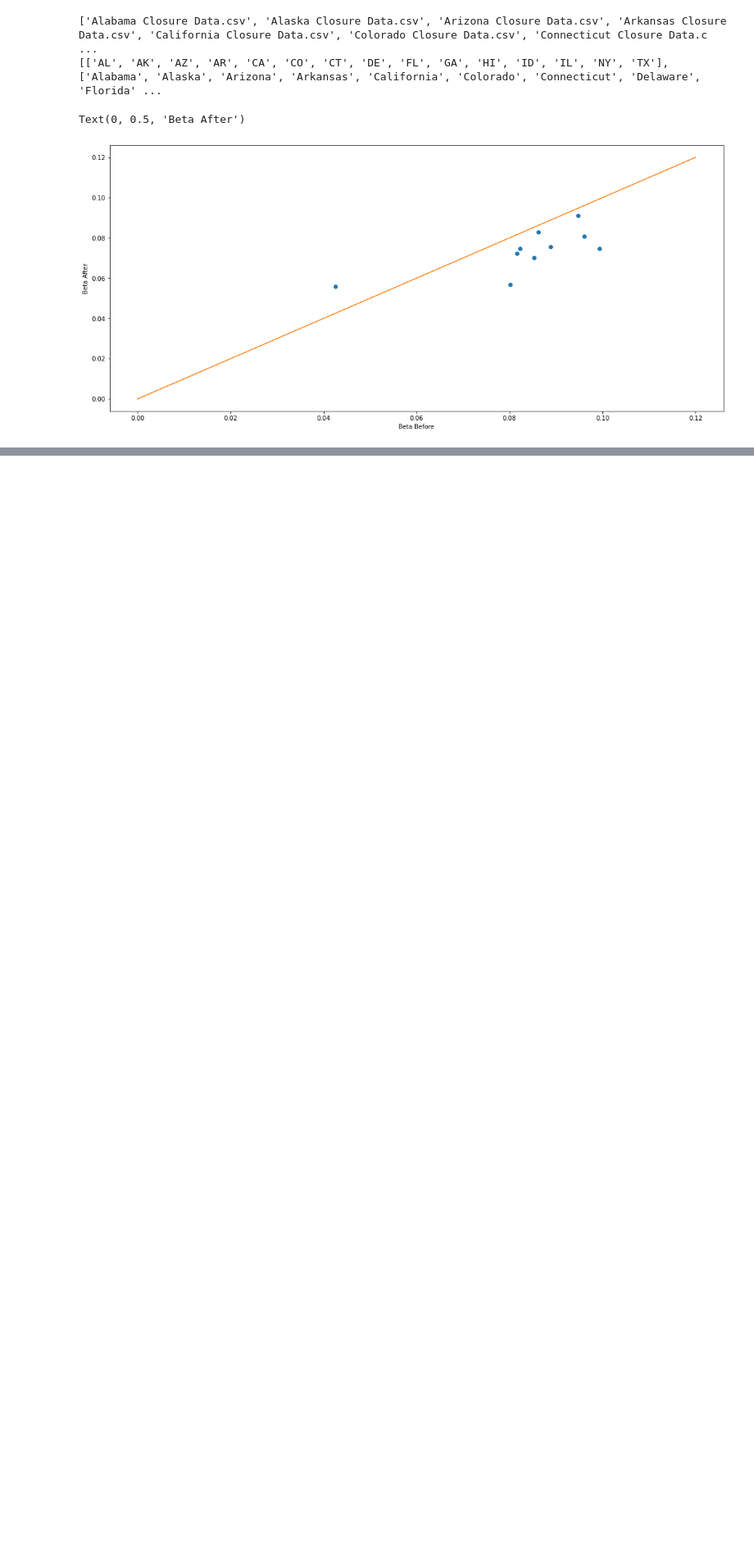
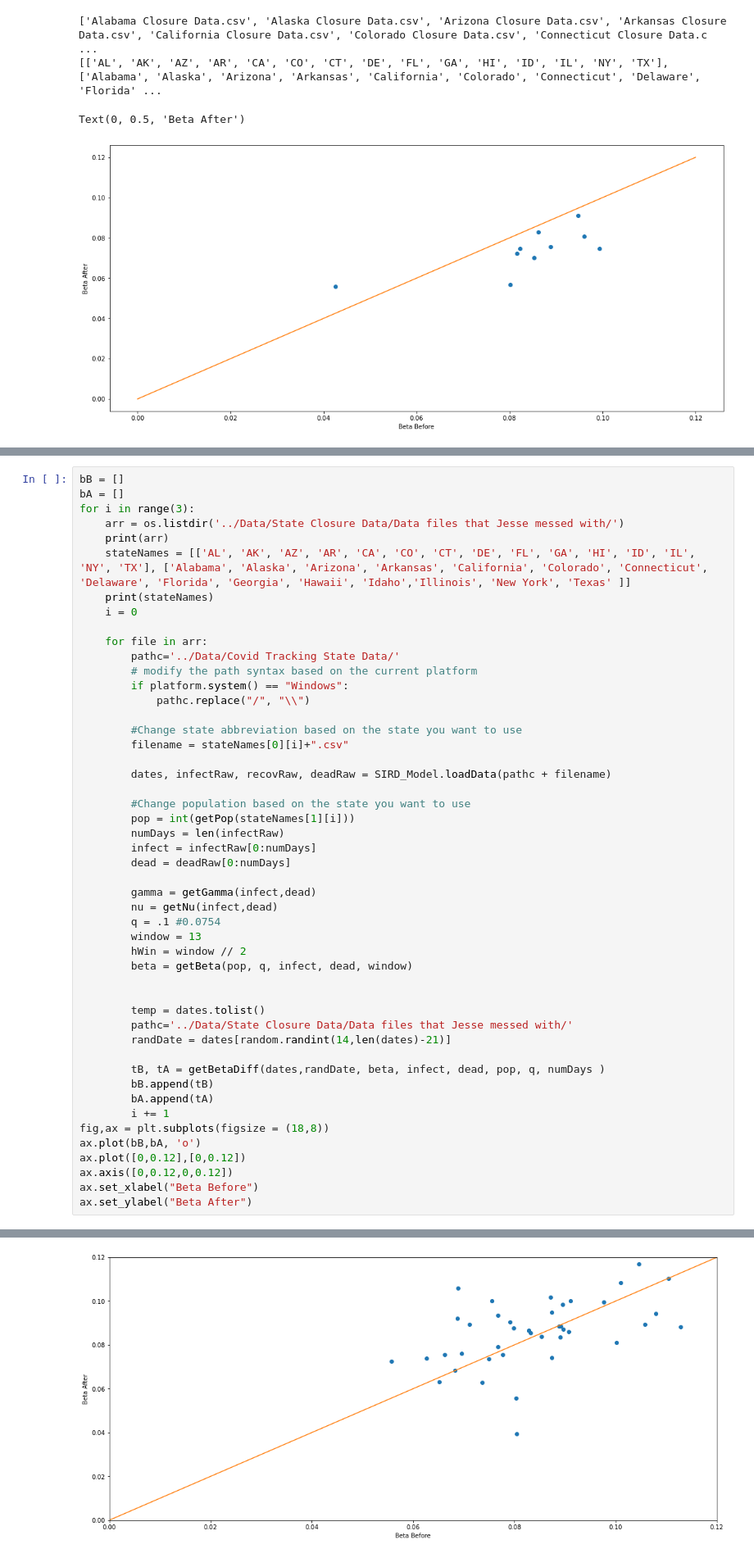
Before and after one commit to holiday-pettijohn/COVID-Tracking-Biola-Summer, a Jupyter notebook: Code/Determining Average Difference for Policies.ipynb, the cells around one changed output, grey strips where cells are left out. Shown at 82% size. Drawn from its saved outputs; the diff is of its cells as text; blank space fills up the shorter version.

Commit message:
Generating a random control distribution

```diff
--- a/Code/Determining Average Difference for Policies.ipynb
+++ b/Code/Determining Average Difference for Policies.ipynb
@@ -451,0 +456,50 @@ Text(0, 0.5, 'Beta After')
+# %%
+bB = []
+bA = []
+for i in range(3):
+    arr = os.listdir('../Data/State Closure Data/Data files that Jesse messed with/')
+    print(arr)
+    stateNames = [['AL', 'AK', 'AZ', 'AR', 'CA', 'CO', 'CT', 'DE', 'FL', 'GA', 'HI', 'ID', 'IL', 'NY', 'TX'], ['Alabama', 'Alaska', 'Arizona', 'Arkansas', 'California', 'Colorado', 'Connecticut', 'Delaware', 'Florida', 'Georgia', 'Hawaii', 'Idaho','Illinois', 'New York', 'Texas' ]]
+    print(stateNames)
+    i = 0
+
+    for file in arr:
+        pathc='../Data/Covid Tracking State Data/'
+        # modify the path syntax based on the current platform
+        if platform.system() == "Windows":
+            pathc.replace("/", "\\")
+
+        #Change state abbreviation based on the state you want to use
+        filename = stateNames[0][i]+".csv"
+
+        dates, infectRaw, recovRaw, deadRaw = SIRD_Model.loadData(pathc + filename)
+
+        #Change population based on the state you want to use
+        pop = int(getPop(stateNames[1][i]))
+        numDays = len(infectRaw)
+        infect = infectRaw[0:numDays]
+        dead = deadRaw[0:numDays]
+
+        gamma = getGamma(infect,dead)
+        nu = getNu(infect,dead)
+        q = .1 #0.0754
+        window = 13
+        hWin = window // 2
+        beta = getBeta(pop, q, infect, dead, window)
+
+
+        temp = dates.tolist()
+        pathc='../Data/State Closure Data/Data files that Jesse messed with/'
+        randDate = dates[random.randint(14,len(dates)-21)]
+
+        tB, tA = getBetaDiff(dates,randDate, beta, infect, dead, pop, q, numDays )
+        bB.append(tB)
+        bA.append(tA)
+        i += 1
+fig,ax = plt.subplots(figsize = (18,8))
+ax.plot(bB,bA, 'o')
+ax.plot([0,0.12],[0,0.12])
+ax.axis([0,0.12,0,0.12])
+ax.set_xlabel("Beta Before")
+ax.set_ylabel("Beta After")
+# %% [output]
@@ -451,0 +513 @@ Text(0, 0.5, 'Beta After')
+[figure, added]
```
Also changed, not shown: parts of 3 cells of this notebook.
